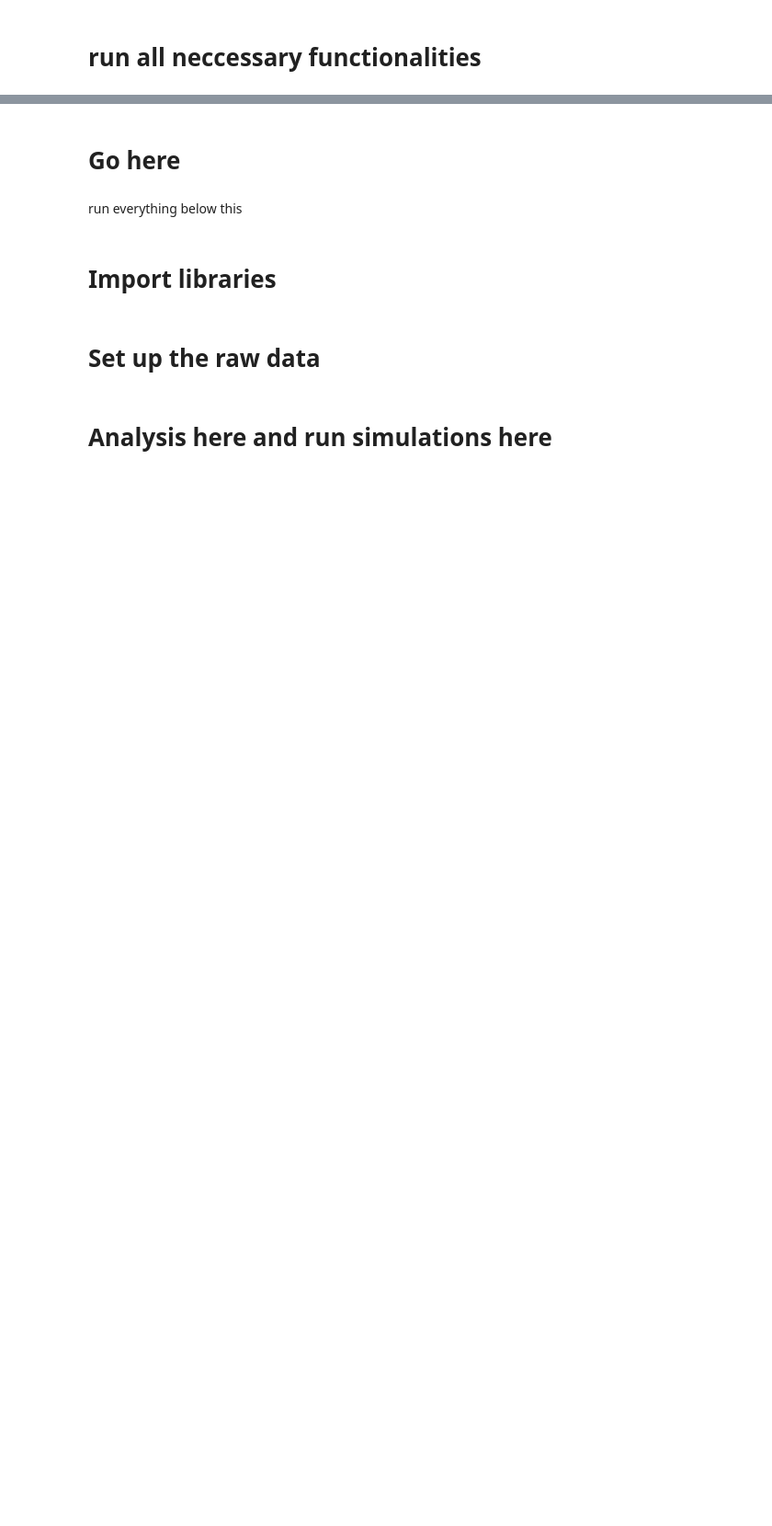
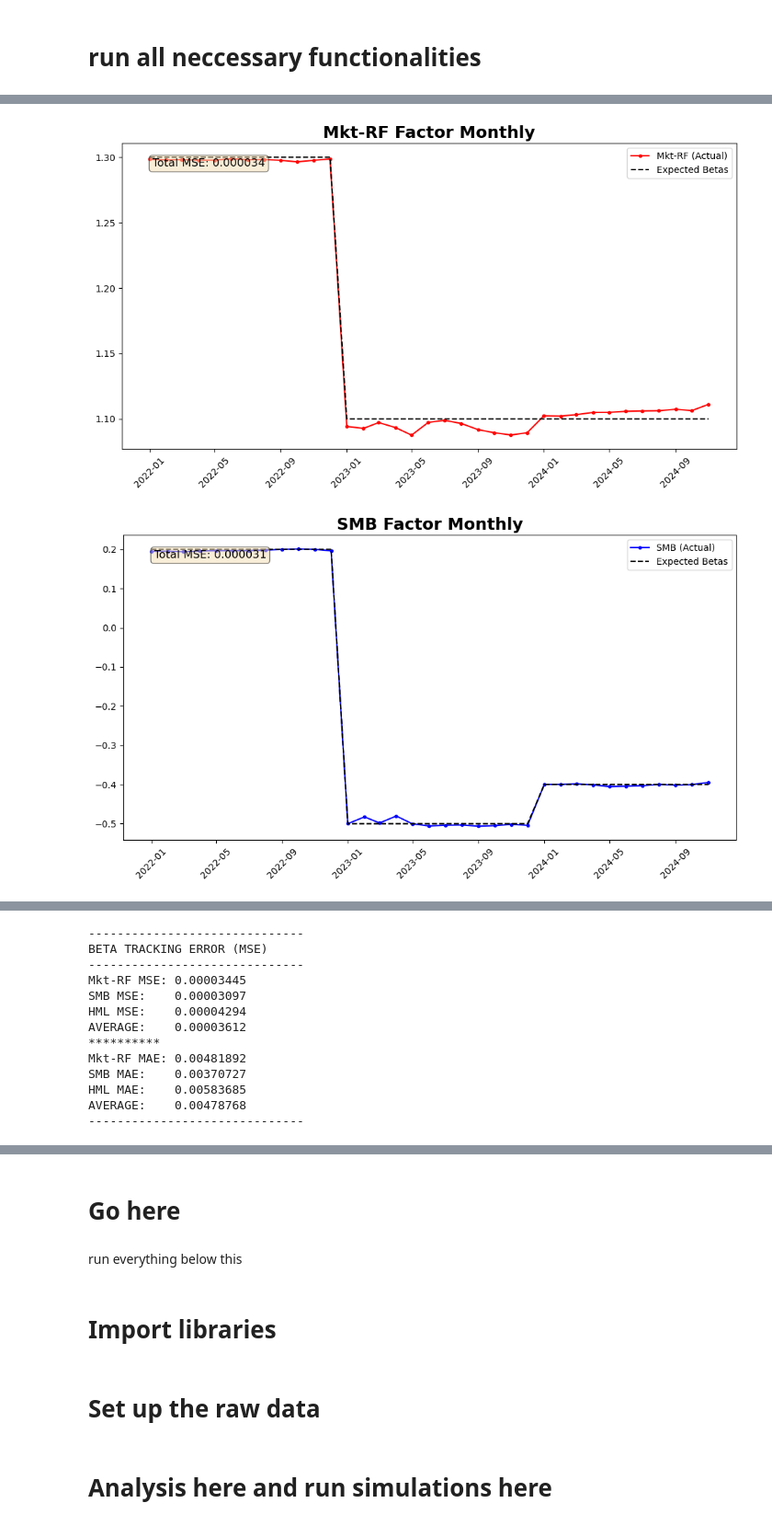
Before and after one commit to vincentbatten27/Multi-Factor_Investing, a Jupyter notebook: Multi_Factor_Fall_25/Run simulator.ipynb, the cells around one changed output, grey strips where cells are left out. Shown at 92% size. Saved outputs shown, nothing was run; the diff lists cells and outputs as text; code cells hidden in the pictures; blank space fills up the shorter version.

```diff
--- a/Multi_Factor_Fall_25/Run simulator.ipynb
+++ b/Multi_Factor_Fall_25/Run simulator.ipynb
@@ -168,0 +211,5 @@ def Transaction_Costs(initialize=False):
+# %%
+plot_monthly_betas()
+# %% [output]
+[figure, added]
+[figure, added]
@@ -168,0 +217,13 @@ def Transaction_Costs(initialize=False):
+------------------------------
+BETA TRACKING ERROR (MSE)
+------------------------------
+Mkt-RF MSE: 0.00003445
+SMB MSE:    0.00003097
+HML MSE:    0.00004294
+AVERAGE:    0.00003612
+**********
+Mkt-RF MAE: 0.00481892
+SMB MAE:    0.00370727
+HML MAE:    0.00583685
+AVERAGE:    0.00478768
+------------------------------
```
Also changed, not shown: parts of 28 cells of this notebook.
